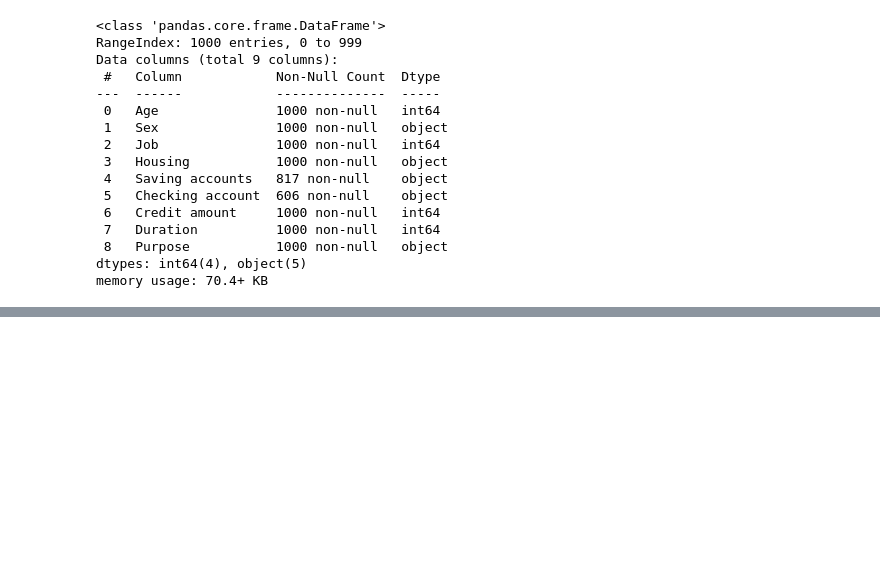
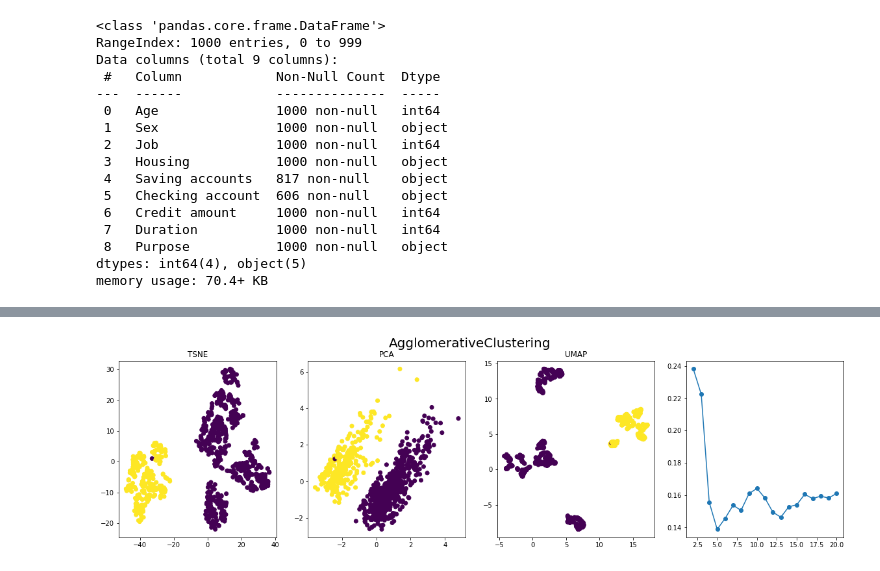
Before and after one commit to grannycola/my_projects, a Jupyter notebook: hw-7/main.ipynb, the cells around one changed output, grey strips where cells are left out. Drawn from its saved outputs; the diff is of its cells as text; code cells hidden in the pictures; blank space fills up the shorter version.

Commit message:
Testing clustering algorithms

```diff
--- a/hw-7/main.ipynb
+++ b/hw-7/main.ipynb
@@ -64,0 +107,83 @@ array(['radio/TV', 'education', 'furniture/equipment', 'car', 'business',
+# %%
+# Используем StandardScaler для нормализации данных
+scaler = StandardScaler()
+scaled_data = pd.DataFrame(
+    data=scaler.fit_transform(df),
+    columns=df.columns
+)
+# %%
+# функция для отображения eps и силуэта в зависимости от кол-ва кластеров
+def show_dbscan(eps_range, clusters, silhouette, fig, axis):
+    color = 'tab:red'
+    axis.plot(eps_range, silhouette, marker='o', color=color)
+    axis.set_xlabel('eps')
+    axis.set_ylabel('silhouette', color=color)
+    axis.tick_params(axis='y', labelcolor=color)
+    ax2 = axis.twinx()  # instantiate a second axes that shares the same x-axis
+    color = 'tab:blue'
+    ax2.plot(eps_range, clusters, marker='o', color=color)
+    ax2.set_ylabel('n_clusters', color=color)
+    ax2.tick_params(axis='y', labelcolor=color)
+# %%
+# Создадим цикл, перебирающий алгоритмы кластеризации, выбор оптимального количества кластеров и алгоритмы снижения размерности
+clustering_algorithms = [AgglomerativeClustering, DBSCAN, KMeans]
+df_labels = pd.DataFrame()
+n_clusters_list = [i for i in range(2, 21)]
+
+for algorithm in clustering_algorithms:
+    silhouette = []
+    inertia = []
+    fig, axes = plt.subplots(1, 4, figsize=(20, 5))
+    for i in n_clusters_list:
+        try:
+            model = algorithm(n_clusters=i).fit(scaled_data)
+            labels = model.labels_
+            score = silhouette_score(scaled_data, labels)
+            silhouette.append(score)
+        # DBSCAN сам задаёт кол-во кластеров
+        except TypeError:
+            silhouette = []
+            clusters = []
+            eps_range = np.arange(0.1,4,0.1)
+            for i in eps_range:
+                dbscan = DBSCAN(eps=i).fit(scaled_data)
+                labels = dbscan.labels_
+                uniq_labels = np.unique(labels)
+                n_clusters = len(uniq_labels[uniq_labels != -1])
+                if n_clusters > 1:
+                    score = silhouette_score(scaled_data, labels)
+                else:
+                    score = 0
+                silhouette.append(score)
+                clusters.append(n_clusters)
+            show_dbscan(eps_range, clusters, silhouette, fig, axes[3])
+            break
+
+    try:
+        axes[3].plot(range(2, 21), silhouette, marker='o')
+        model = algorithm(n_clusters=n_clusters_list[np.argmax(silhouette)]).fit(scaled_data)
+    # Исключение для DBSCAN
+    except ValueError:
+        model = algorithm(eps=eps_range[np.argmax(silhouette)]).fit(scaled_data)
+    finally:
+        tsne = TSNE(perplexity=50, n_jobs=-1, random_state=42)
+        tsne_transformed = tsne.fit_transform(scaled_data)
+
+        pca = PCA(random_state=42)
+        pca_transformed = pca.fit_transform(scaled_data)
+
+        umap = UMAP(random_state=42)
+        umap_transformed = umap.fit_transform(scaled_data)
+
+        labels = model.labels_
+        df_labels[algorithm.__name__] = model.labels_
+
+        plt.suptitle(algorithm.__name__, fontsize=20)
+        axes[0].set_title('TSNE')
+        axes[0].scatter(tsne_transformed[:, 0], tsne_transformed[:, 1], c=labels)
+        axes[1].set_title('PCA')
+        axes[1].scatter(pca_transformed[:, 0],  pca_transformed[:, 1], c=labels)
+        axes[2].set_title('UMAP');
+        axes[2].scatter(umap_transformed[:, 0],  umap_transformed[:, 1], c=labels)
+# %% [output]
+[figure, added]
```
Also changed, not shown: parts of 16 cells of this notebook.
